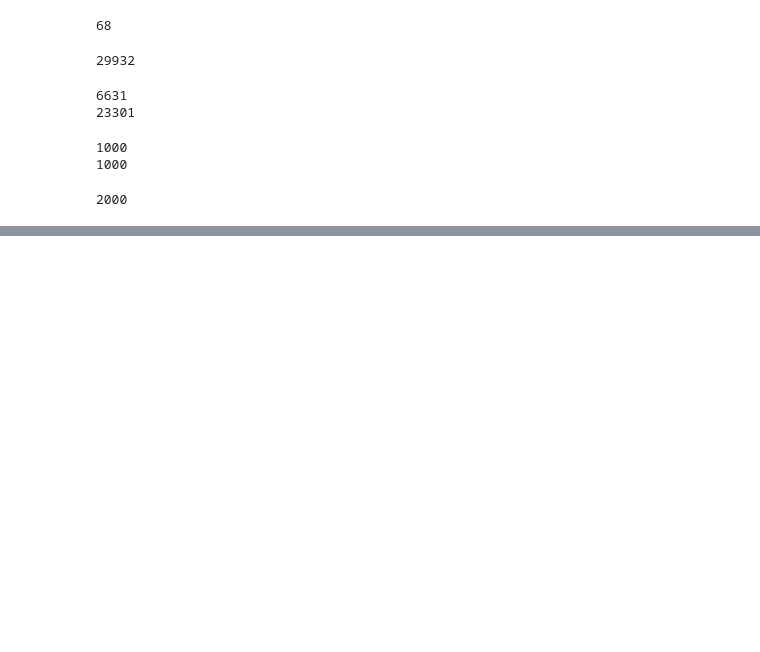
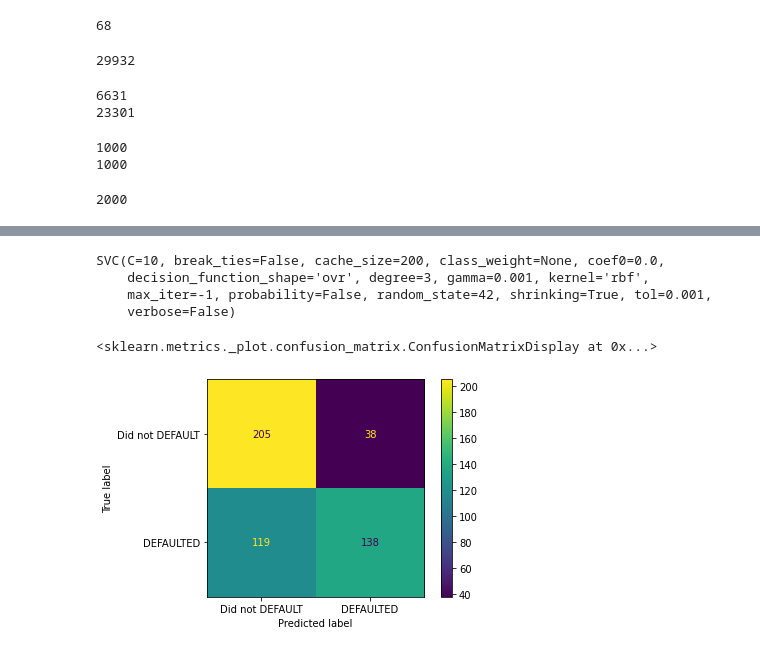
Before and after one commit to emrullahozkilinc/machine-learning, a Jupyter notebook: svm_statquest.ipynb, the cells around one changed output, grey strips where cells are left out. Cells and saved outputs as stored; diff of their text form; code cells hidden in the pictures; blank space fills up the shorter version.

Commit message:
Optimizasyonlar yapıldı.

```diff
--- a/svm_statquest.ipynb
+++ b/svm_statquest.ipynb
@@ -117,0 +139,20 @@ X_test_scaled=scale(X_test)
+# %%
+#Optimizasyon hiperparametrelerinin belirlenmesi
+hiper_params=[
+  {'C' : [0.5, 1, 10, 100],
+   'gamma' : ['scale', 1, 0.1, 0.01, 0.001, 0.0001],
+   'kernel' : ['rbf']},
+]
+# %%
+#Parametre optimizasyonu
+
+optimized_params = GridSearchCV(
+    SVC(),
+    hiper_params,
+    cv=5,                 #Cross Validation 5 belirlendi.
+    scoring='accuracy',
+    verbose=2
+)
+
+optimized_params.fit(X_train_scaled, y_train)
+print(optimized_params.best_params_)
@@ -117,0 +185,20 @@ X_test_scaled=scale(X_test)
+# %%
+#Belirlenen parametreler ile modelin eğitilmesi
+clsf_svm = SVC(C=10, gamma=0.001, random_state=42)
+clsf_svm.fit(X_train_scaled, y_train)
+# %% [output]
+SVC(C=10, break_ties=False, cache_size=200, class_weight=None, coef0=0.0,
+    decision_function_shape='ovr', degree=3, gamma=0.001, kernel='rbf',
+    max_iter=-1, probability=False, random_state=42, shrinking=True, tol=0.001,
+    verbose=False)
+# %%
+#Optimize edilmiş modelin tablosunun çizdirilmesi
+
+plot_confusion_matrix(clsf_svm,
+                      X_test_scaled,
+                      y_test,
+                      display_labels = ['Did not DEFAULT', 'DEFAULTED'],
+                      values_format='d')
+# %% [output]
+<sklearn.metrics._plot.confusion_matrix.ConfusionMatrixDisplay at 0x...>
+[figure, added]
```
Also changed, not shown: parts of 12 cells of this notebook.
